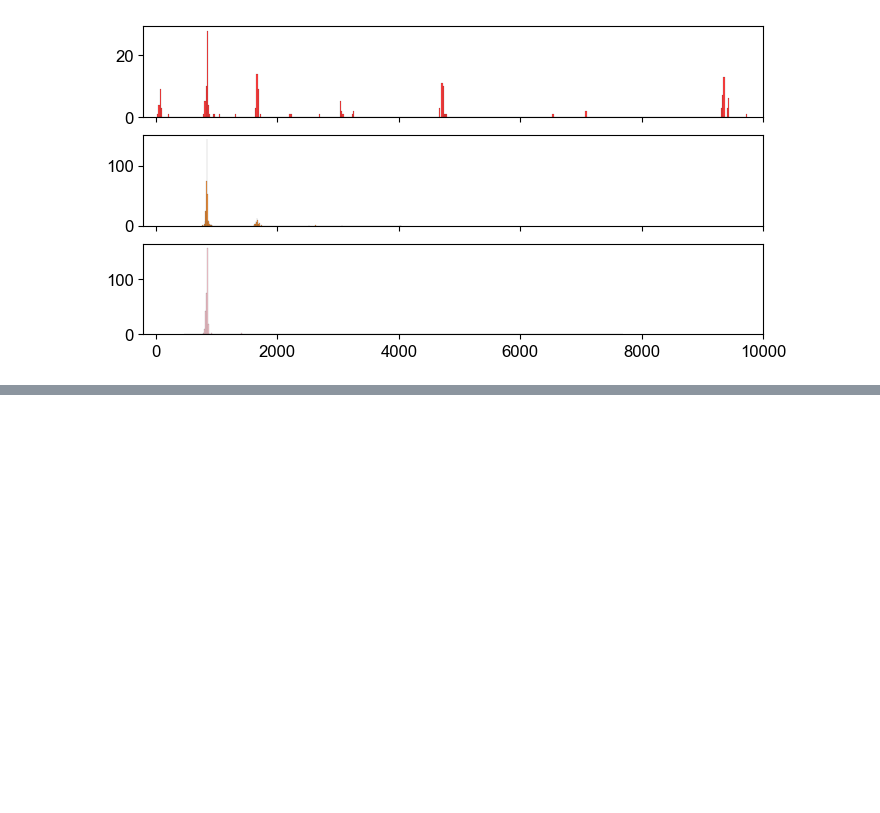
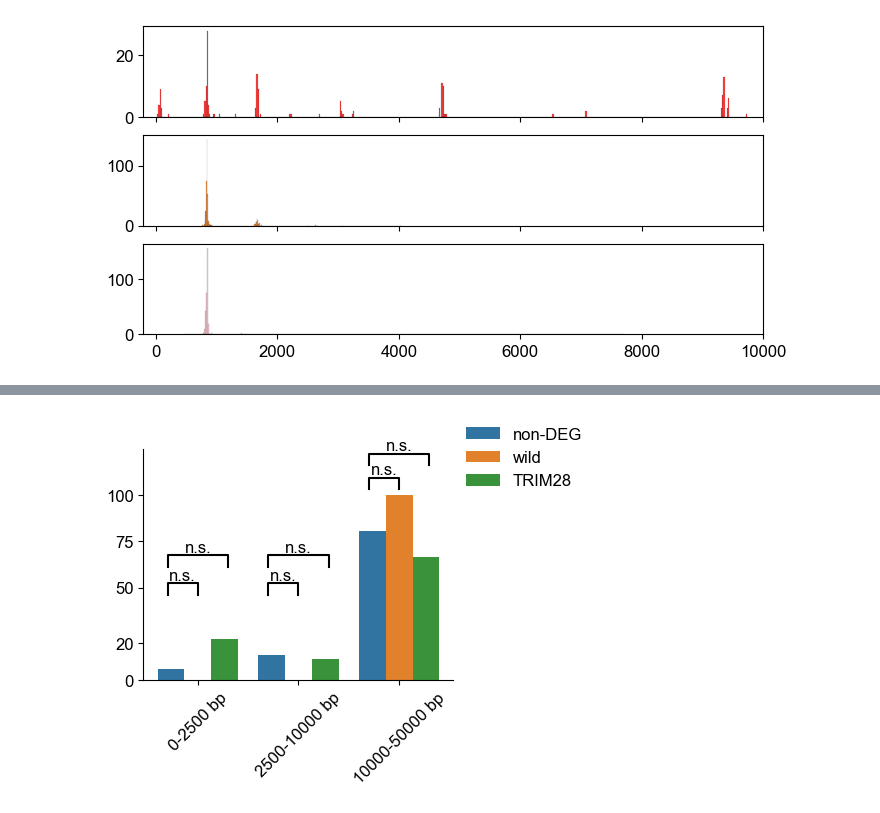
Before and after one commit to hmdlab/Evolutionary-Arms-Race, a Jupyter notebook: notebook/Supplementary_Fig12.ipynb, the cells around one changed output, grey strips where cells are left out. Drawn from its saved outputs; the diff is of its cells as text; code cells hidden in the pictures; blank space fills up the shorter version.

```diff
--- a/notebook/Supplementary_Fig12.ipynb
+++ b/notebook/Supplementary_Fig12.ipynb
@@ -466,0 +469,3 @@ plt.show()
+# %%
+Dfam_RM_window = pd.read_csv('../data/overlap/{}.annotation_window_gencode_TSS.bed'.format(family), index_col=0)
+Dfam_RM_window.head()
@@ -466,0 +601,42 @@ plt.show()
+# %%
+fig = plt.figure(figsize=[4, 3])
+ax = plt.subplot()
+plt.rcParams["font.family"] = "Arial"
+plt.rcParams["font.size"] = 12
+
+data = crosstab_norm.reset_index().melt(id_vars='DEG')
+x = data['distance class']
+y = data['value'] * 100
+hue = data['DEG']
+order = ['0-2500 bp', '2500-10000 bp', '10000-50000 bp']
+hue_order = ['non-DEG', 'wild', 'TRIM28']
+
+sns.barplot(x=x, y=y, hue=hue, order=order, hue_order=hue_order)
+
+ax.set_xlabel('')
+ax.set_ylabel('')
+ax.set_yticks([0, 20, 50, 75, 100])
+ax.set_ylim(0, 125)
+ax.set_xticklabels(order, rotation=45)
+[ax.spines[loc].set_visible(False) for loc in ['top','right']]
+ax.legend(loc=[1.02, 0.8], frameon=False)
+
+# significance
+p = pvalue_df.loc[0]['FDR']
+barplot_annotate_brackets(0, 1, p, [-0.3, 0], [10, 40], maxasterix=3)
+p = pvalue_df.loc[1]['FDR']
+barplot_annotate_brackets(0, 1, p, [-0.3, 0.3], [10, 55], maxasterix=3)
+p = pvalue_df.loc[2]['FDR']
+barplot_annotate_brackets(0, 1, p, [1-0.3, 1], [10, 40], maxasterix=3)
+p = pvalue_df.loc[3]['FDR']
+barplot_annotate_brackets(0, 1, p, [1-0.3, 1.3], [10, 55], maxasterix=3)
+p = pvalue_df.loc[4]['FDR']
+barplot_annotate_brackets(0, 1, p, [2-0.3, 2], [97, 97], maxasterix=3)
+p = pvalue_df.loc[5]['FDR']
+barplot_annotate_brackets(0, 1, p, [2-0.3, 2.3], [110, 110], maxasterix=3)
+
+plt.rcParams["font.family"] = "Arial"
+plt.savefig('../Figure/Supplementary Figure12/Supplementary Figure12E.png', bbox_inches='tight', dpi=300)
+plt.savefig('../Figure/Supplementary Figure12/Supplementary Figure12E.pdf', bbox_inches='tight', transparent=True, dpi=300)
+# %% [output]
+[figure, added]
```
Also changed, not shown: parts of 6 cells of this notebook, 1 other file.
